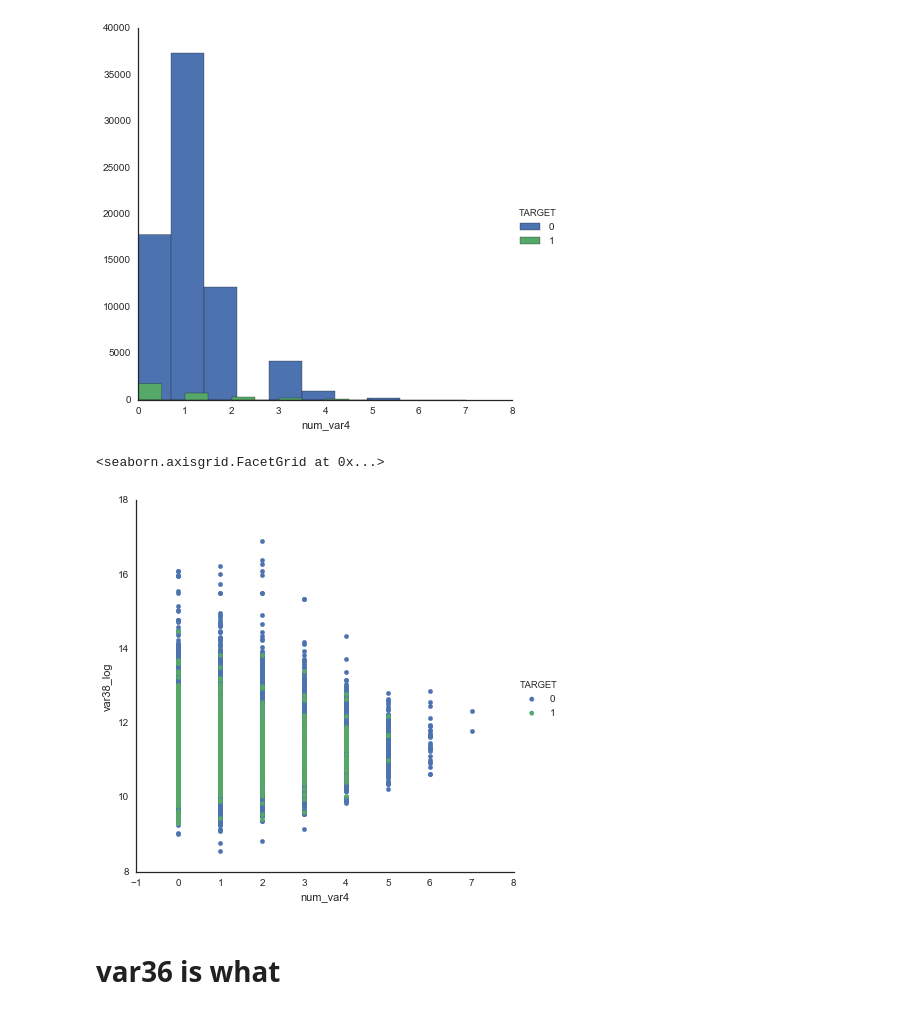
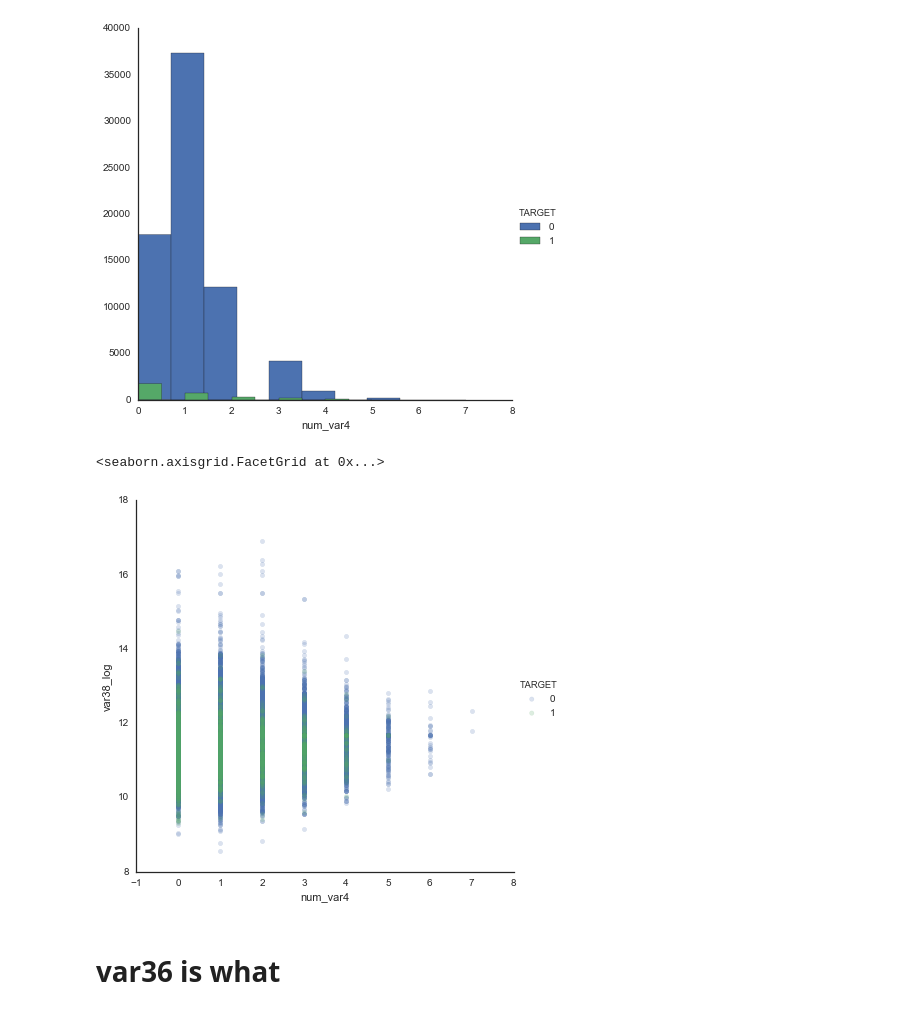
Before and after one commit to sketchychen/kaggle_santander, a Jupyter notebook: Kaggle_Santander.ipynb, the cells around one changed output. Drawn from its saved outputs; the diff is of its cells as text; code cells hidden in the pictures.

```diff
--- a/Kaggle_Santander.ipynb
+++ b/Kaggle_Santander.ipynb
@@ -215,11 +215,11 @@ sns.FacetGrid(santrainder, hue='TARGET', size=6) \
 [figure]
 # %%
 sns.FacetGrid(santrainder, hue='TARGET', size=6) \
-    .map(plt.scatter, 'num_var4', 'var38_log') \
+    .map(plt.scatter, 'num_var4', 'var38_log', alpha = 0.2) \
     .add_legend()
 # %% [output]
 <seaborn.axisgrid.FacetGrid at 0x...>
-[figure, old version]
+[figure, new version]
 # %% [markdown]
 # var36 is what
 # %%
```
Also changed, not shown: parts of 5 cells of this notebook.
